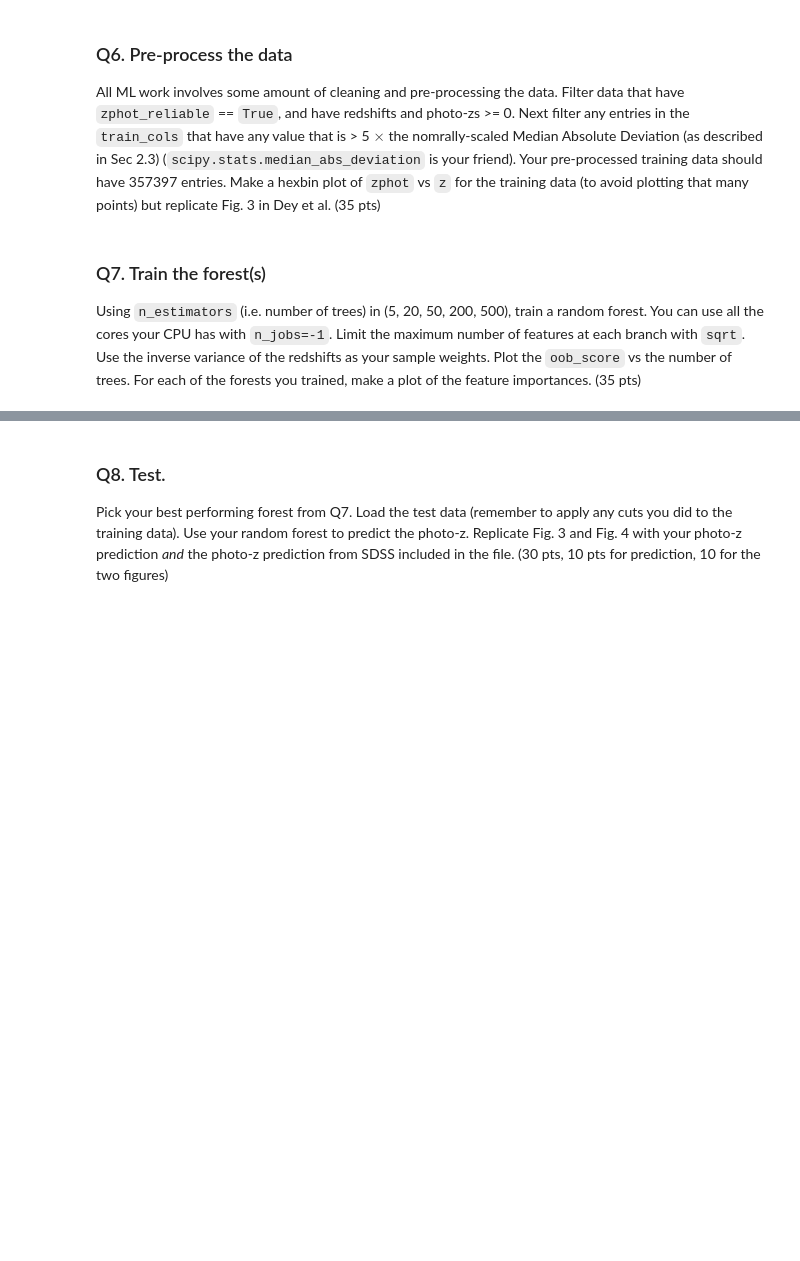
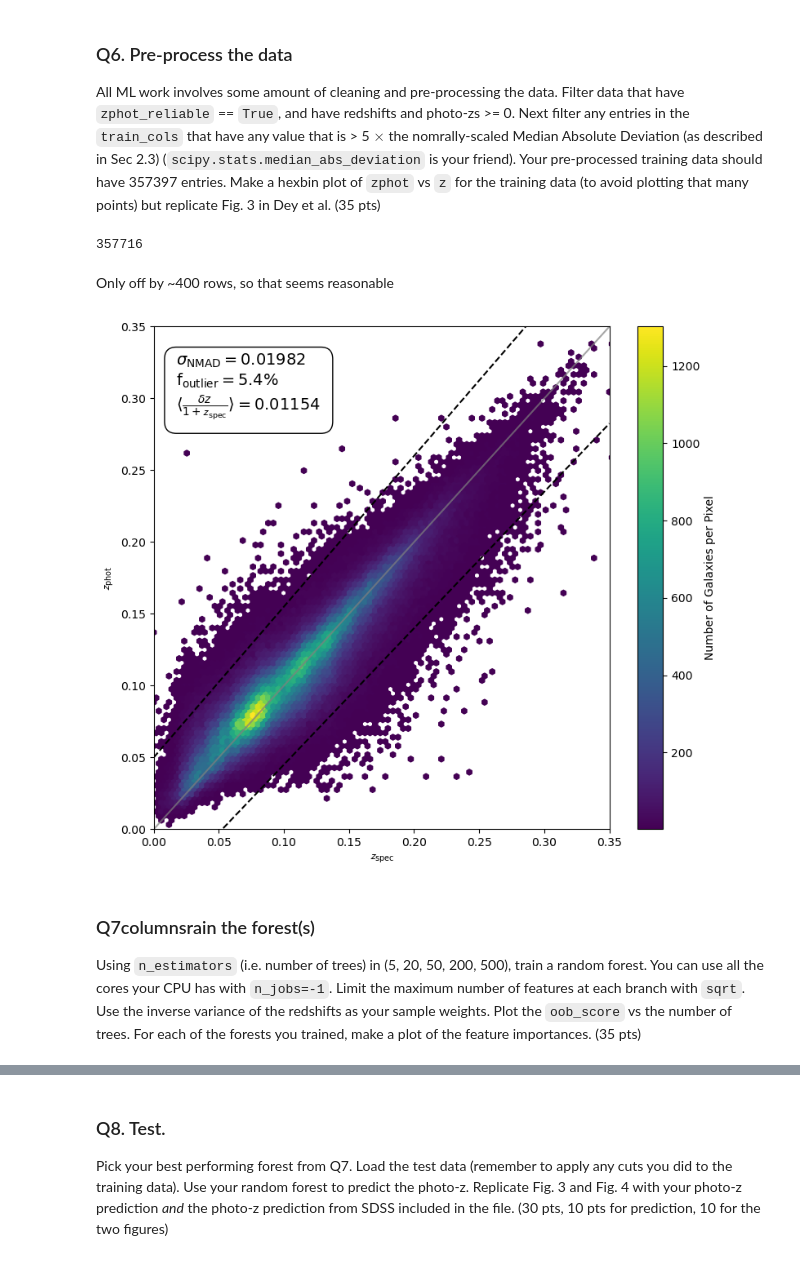
Before and after one commit to gnarayan/ast596_2023_Spring, a Jupyter notebook: homework/HaillePerkins/06/HW06+7.ipynb, the cells around one changed output, grey strips where cells are left out. Drawn from its saved outputs; the diff is of its cells as text; code cells hidden in the pictures; blank space fills up the shorter version.

Commit message:
q7 plots constructed

```diff
--- a/homework/HaillePerkins/06/HW06+7.ipynb
+++ b/homework/HaillePerkins/06/HW06+7.ipynb
@@ -212,0 +217,65 @@ Make a hexbin plot of `zphot` vs `z` for the training data (to avoid plotting th
+# %%
+# preview the data
+train_r = pd.read_csv('cat_train.csv')
+test_r = pd.read_csv('cat_test.csv')
+# %%
+train=train_r[train_r['zphot_reliable']==True]
+test=test_r[test_r['zphot_reliable']==True]
+
+# when I include the last column it removes all of the things
+for col in train_cols:
+    train=train[train[col].notna()]
+    mad_train = 5*sts.median_abs_deviation(train[col], scale='normal', axis=None)
+    mean_train = np.mean(train[col])
+    train=train[(train[col] - mean_train >=  -mad_train) & (train[col] - mean_train <=  mad_train)]
+
+    test=test[test[col].notna()]
+    mad_test = 5*sts.median_abs_deviation(test[col], scale='normal', axis=None)
+    mean_test = np.mean(test[col])
+    test=test[(test[col] - mean_test >=  -mad_test) & (test[col] - mean_test <=  mad_test)]
+len(train)
+# %% [output]
+357716
+# %% [markdown]
+Only off by ~400 rows, so that seems reasonable
+# %%
+# format the image
+import matplotlib
+import matplotlib.pyplot as plt
+fig = plt.figure(figsize=(9, 8))
+ax = fig.add_subplot(111)
+plt.rcParams["text.usetex"] == True
+plt.xlabel(r'$\mathcal{z}_{\mathsf{spec}}$')
+plt.ylabel(r'$\mathcal{z}_{\mathsf{phot}}$')
+plt.xlim([0, 0.35])
+plt.ylim([0, 0.35])
+
+# plot the hex binned z's
+plt.hexbin(train['z'], train['zphot'], mincnt=1)
+plt.colorbar(label="Number of Galaxies per Pixel")
+
+# add the lines
+z = np.arange(0, 0.4, 0.05)
+plt.plot(z, z, c='gray', alpha=0.7)
+plt.plot(z, -0.05 + 0.95*z,'k--') # |deltaz/1 + zpec| == 0.05
+plt.plot(z, 0.05 + 1.05*z,'k--')
+
+# photo-z evalutation metrics
+spec_z = train['z'].to_numpy()
+phot_z = train['zphot'].to_numpy()
+error = spec_z - phot_z / (1 + spec_z)
+sigma = 1.4826*np.median(np.abs(error - np.median(error)))
+fout = np.count_nonzero(np.abs(error) > 0.05) / len(error)
+
+# add the text box
+textstr = '\n'.join((
+    r'$\sigma_{\mathrm{NMAD}}=$'+r'%.5f' % (sigma, ),
+    r'$\mathrm{f}_{\mathrm{outlier}}=$' + r'%.1f'% (fout*100, ) + '%',
+    r'$\langle \frac{\delta z}{1 + \mathcal{z}_{\mathsf{spec}}}\rangle = %.5f$' % (np.mean(error), )))
+
+props = dict(boxstyle='round', facecolor='white', pad=0.75)
+ax.text(0.05, 0.95, textstr, transform=ax.transAxes, fontsize=14,
+        verticalalignment='top', bbox=props)
+plt.show()
+# %% [output]
+[figure, added]
@@ -213,4 +287,4 @@ Make a hexbin plot of `zphot` vs `z` for the training data (to avoid plotting th
 # %% [markdown]
-### Q7. Train the forest(s)
+### Q7columnsrain the forest(s)
 
 Using `n_estimators` (i.e. number of trees) in (5, 20, 50, 200, 500), train a random forest. You can use all the cores your CPU has with `n_jobs=-1`. Limit the maximum number of features at each branch with `sqrt`. Use the inverse variance of the redshifts as your sample weights. Plot the `oob_score` vs the number of trees. For each of the forests you trained, make a plot of the feature importances. (35 pts)
```
Also changed, not shown: parts of 14 cells of this notebook.
